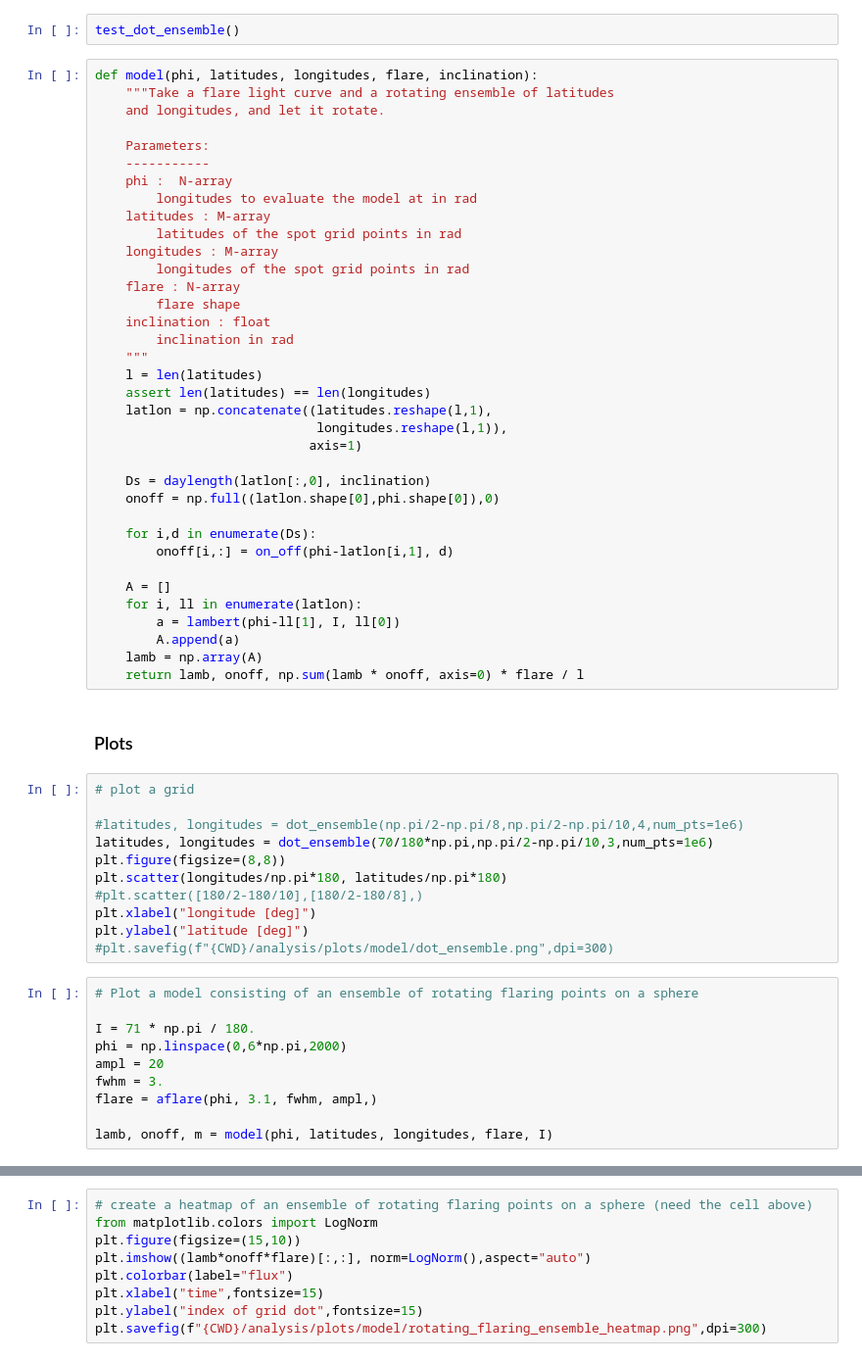
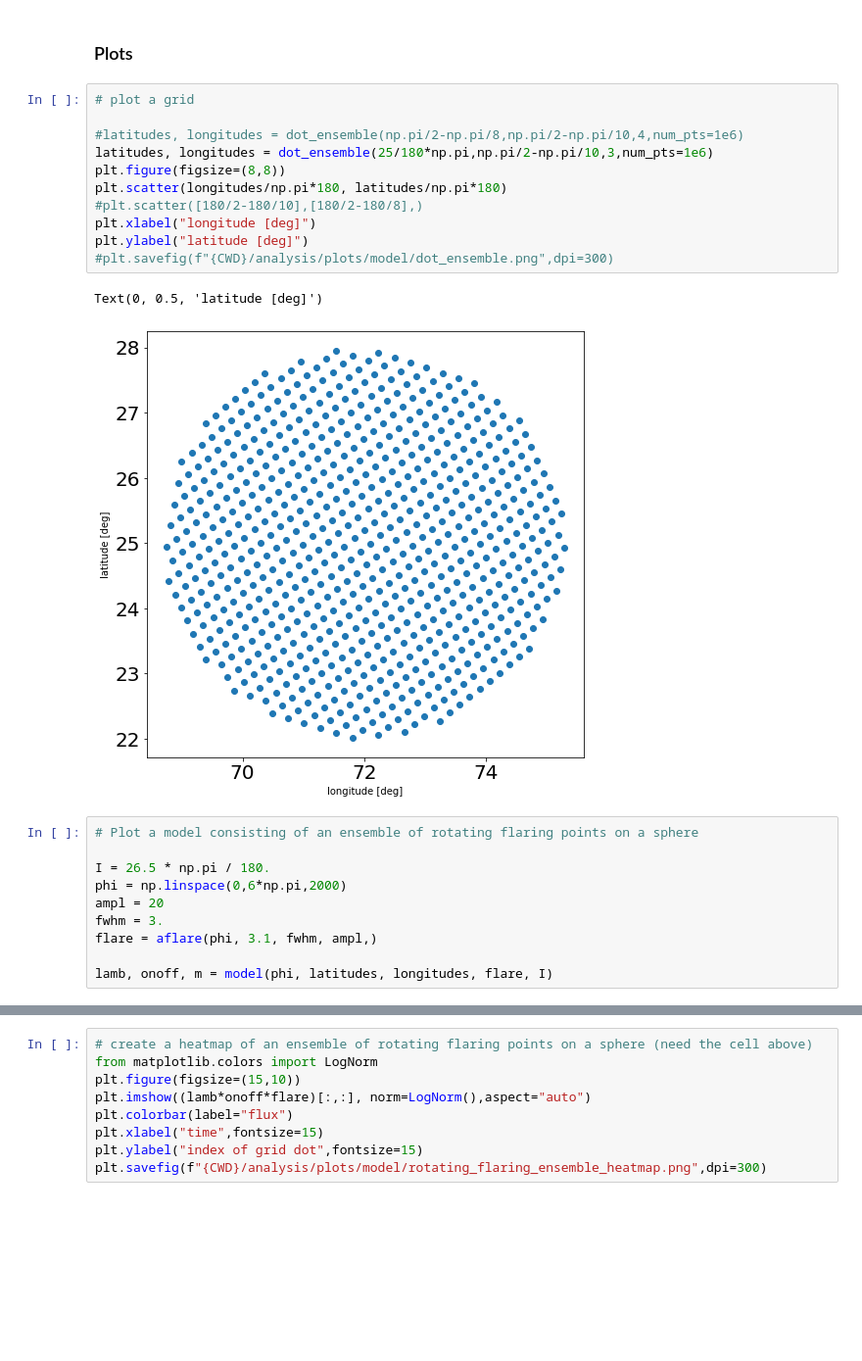
Before and after one commit to ekaterinailin/MalachiteMountains, a Jupyter notebook: analysis/notebooks/NB6_Model_Flare_Geometry.ipynb, the cells around one changed output, grey strips where cells are left out. Shown at 98% size. Cells and saved outputs as stored; diff of their text form; blank space fills up the shorter version.

```diff
--- a/analysis/notebooks/NB6_Model_Flare_Geometry.ipynb
+++ b/analysis/notebooks/NB6_Model_Flare_Geometry.ipynb
@@ -17,61 +17,26 @@ from funcs.funcs import no_nan_inf
 import matplotlib
 matplotlib.rc('xtick', labelsize=20)
 matplotlib.rc('ytick', labelsize=20)
-# %%
-test_dot_ensemble()
-# %%
-def model(phi, latitudes, longitudes, flare, inclination):
-    """Take a flare light curve and a rotating ensemble of latitudes
-    and longitudes, and let it rotate.
-
-    Parameters:
-    -----------
-    phi :  N-array
-        longitudes to evaluate the model at in rad
-    latitudes : M-array
-        latitudes of the spot grid points in rad
-    longitudes : M-array
-        longitudes of the spot grid points in rad
-    flare : N-array
-        flare shape
-    inclination : float
-        inclination in rad
-    """
-    l = len(latitudes)
-    assert len(latitudes) == len(longitudes)
-    latlon = np.concatenate((latitudes.reshape(l,1),
-                             longitudes.reshape(l,1)),
-                            axis=1)
-
-    Ds = daylength(latlon[:,0], inclination)
-    onoff = np.full((latlon.shape[0],phi.shape[0]),0)
-
-    for i,d in enumerate(Ds):
-        onoff[i,:] = on_off(phi-latlon[i,1], d)
-
-    A = []
-    for i, ll in enumerate(latlon):
-        a = lambert(phi-ll[1], I, ll[0])
-        A.append(a)
-    lamb = np.array(A)
-    return lamb, onoff, np.sum(lamb * onoff, axis=0) * flare / l
 # %% [markdown]
 ### Plots
 # %%
 # plot a grid
 
 #latitudes, longitudes = dot_ensemble(np.pi/2-np.pi/8,np.pi/2-np.pi/10,4,num_pts=1e6)
-latitudes, longitudes = dot_ensemble(70/180*np.pi,np.pi/2-np.pi/10,3,num_pts=1e6)
+latitudes, longitudes = dot_ensemble(25/180*np.pi,np.pi/2-np.pi/10,3,num_pts=1e6)
 plt.figure(figsize=(8,8))
 plt.scatter(longitudes/np.pi*180, latitudes/np.pi*180)
 #plt.scatter([180/2-180/10],[180/2-180/8],)
 plt.xlabel("longitude [deg]")
 plt.ylabel("latitude [deg]")
 #plt.savefig(f"{CWD}/analysis/plots/model/dot_ensemble.png",dpi=300)
+# %% [output]
+Text(0, 0.5, 'latitude [deg]')
+[figure, added]
 # %%
 # Plot a model consisting of an ensemble of rotating flaring points on a sphere
 
-I = 71 * np.pi / 180.
+I = 26.5 * np.pi / 180.
 phi = np.linspace(0,6*np.pi,2000)
 ampl = 20
 fwhm = 3.
```
Also changed, not shown: parts of 2 cells of this notebook, 4 other files.
